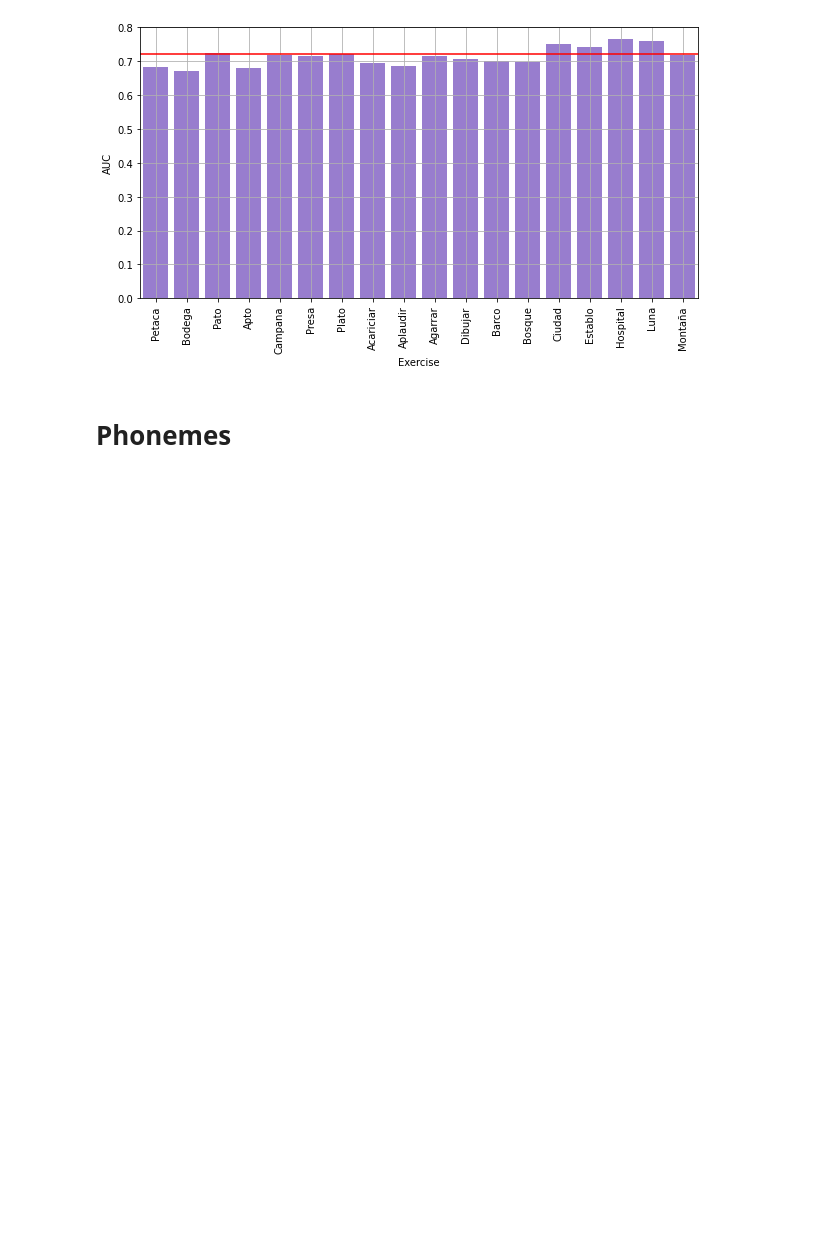
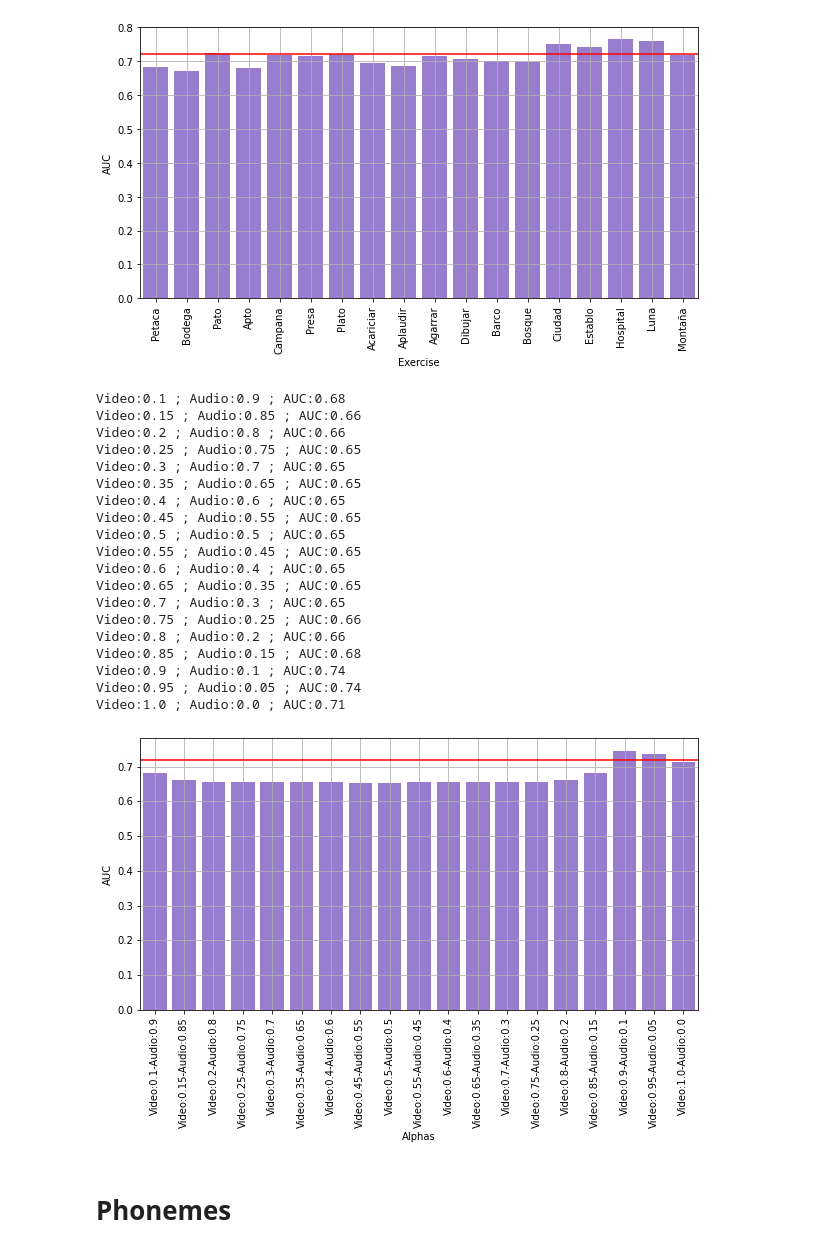
Before and after one commit to jdvalera19/Parkinson-Multimodal-Cross-Attention, a Jupyter notebook: View_result.ipynb, the cells around one changed output. Drawn from its saved outputs; the diff is of its cells as text; code cells hidden in the pictures; blank space fills up the shorter version.

Commit message:
Audio visual integration

```diff
--- a/View_result.ipynb
+++ b/View_result.ipynb
@@ -142,6 +142,30 @@ P6 Montaña 3
   Text(16, 0, 'Luna'),
   Text(17, 0, 'Montaña')])
 [figure]
+# %%
+audio_visual_evaluation(audio_path,
+                        video_path,)
+# %% [output]
+Video:0.1 ; Audio:0.9 ; AUC:0.68
+Video:0.15 ; Audio:0.85 ; AUC:0.66
+Video:0.2 ; Audio:0.8 ; AUC:0.66
+Video:0.25 ; Audio:0.75 ; AUC:0.65
+Video:0.3 ; Audio:0.7 ; AUC:0.65
+Video:0.35 ; Audio:0.65 ; AUC:0.65
+Video:0.4 ; Audio:0.6 ; AUC:0.65
+Video:0.45 ; Audio:0.55 ; AUC:0.65
+Video:0.5 ; Audio:0.5 ; AUC:0.65
+Video:0.55 ; Audio:0.45 ; AUC:0.65
+Video:0.6 ; Audio:0.4 ; AUC:0.65
+Video:0.65 ; Audio:0.35 ; AUC:0.65
+Video:0.7 ; Audio:0.3 ; AUC:0.65
+Video:0.75 ; Audio:0.25 ; AUC:0.66
+Video:0.8 ; Audio:0.2 ; AUC:0.66
+Video:0.85 ; Audio:0.15 ; AUC:0.68
+Video:0.9 ; Audio:0.1 ; AUC:0.74
+Video:0.95 ; Audio:0.05 ; AUC:0.74
+Video:1.0 ; Audio:0.0 ; AUC:0.71
+[figure, added]
 # %% [markdown]
 # Phonemes
 # %%
```
Also changed, not shown: parts of 5 cells of this notebook.
